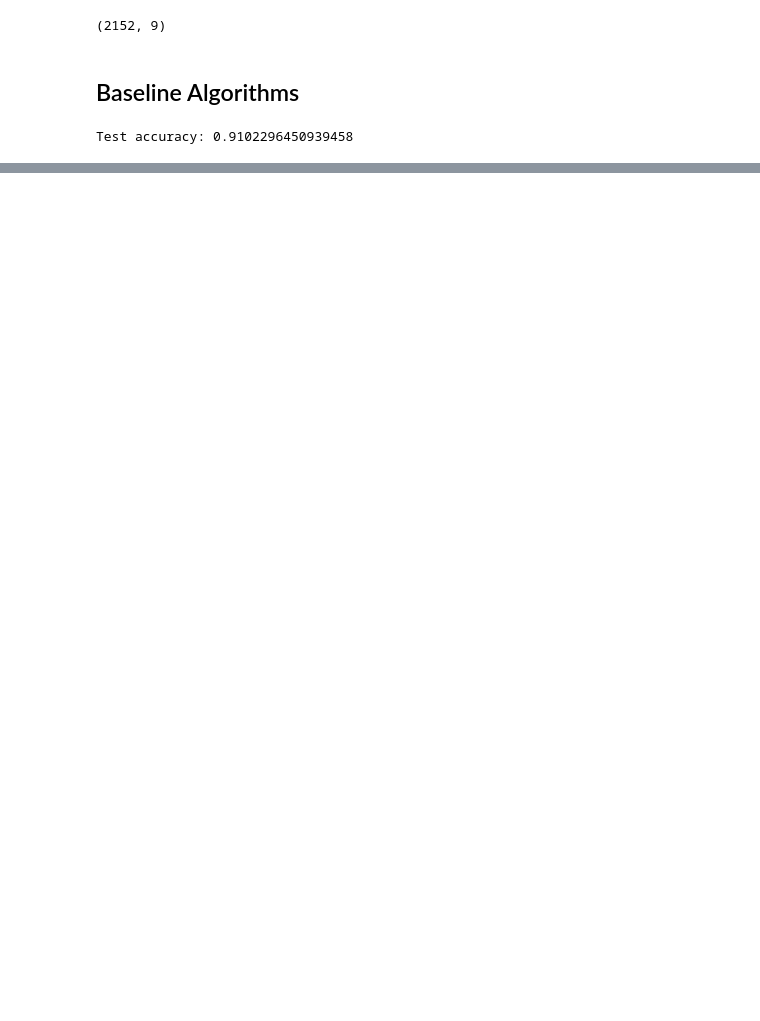
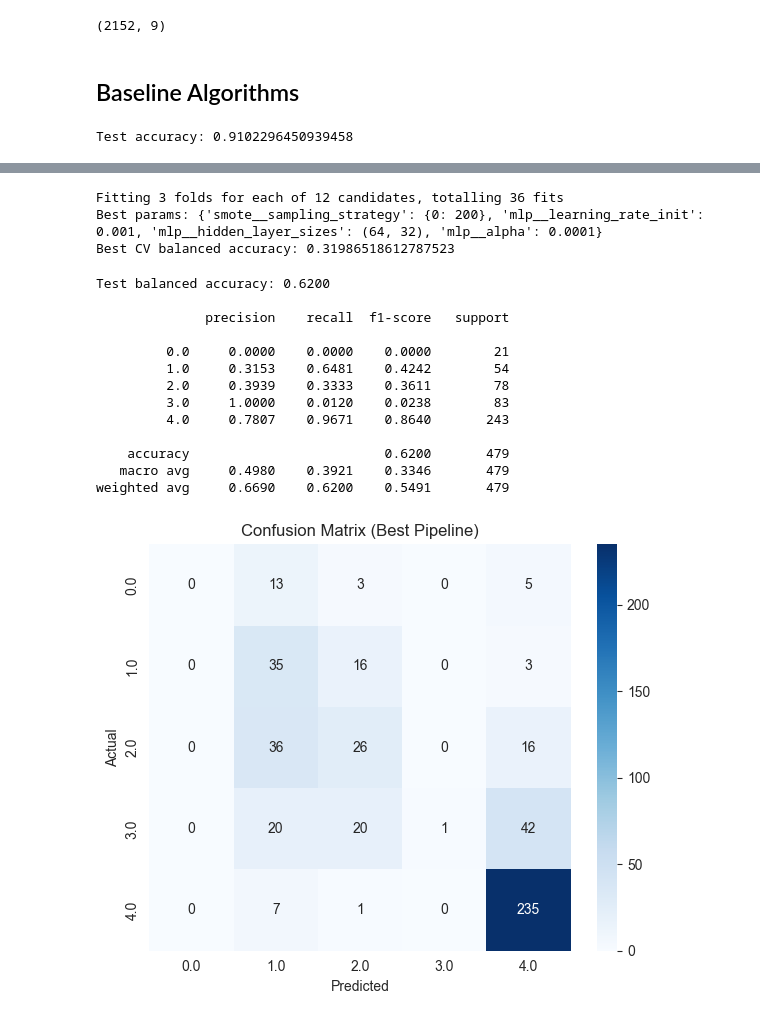
Before and after one commit to FreeYungHammy/MLG382-Project1, a Jupyter notebook: MLG_382_BrightPath.ipynb, the cells around one changed output, grey strips where cells are left out. Saved outputs shown, nothing was run; the diff lists cells and outputs as text; code cells hidden in the pictures; blank space fills up the shorter version.

```diff
--- a/MLG_382_BrightPath.ipynb
+++ b/MLG_382_BrightPath.ipynb
@@ -658,0 +816,58 @@ Test accuracy: 0.9102296450939458
+# %%
+# 7: Hyperparameter tuning with RandomizedSearchCV
+from sklearn.model_selection import RandomizedSearchCV
+
+search = RandomizedSearchCV(
+    pipeline,
+    param_dist,
+    n_iter=12,
+    scoring="balanced_accuracy",
+    cv=3,
+    random_state=RANDOM_STATE,
+    n_jobs=-1,
+    verbose=2
+)
+
+search.fit(X_train, y_train)
+
+print("Best params:", search.best_params_)
+print("Best CV balanced accuracy:", search.best_score_)
+# %% [output]
+Fitting 3 folds for each of 12 candidates, totalling 36 fits
+Best params: {'smote__sampling_strategy': {0: 200}, 'mlp__learning_rate_init': 0.001, 'mlp__hidden_layer_sizes': (64, 32), 'mlp__alpha': 0.0001}
+Best CV balanced accuracy: 0.31986518612787523
+# %%
+# 8:eval best pipeline
+best_pipe = search.best_estimator_
+
+# balanced accuracy
+test_bal_acc = best_pipe.score(X_test, y_test)
+print(f"Test balanced accuracy: {test_bal_acc:.4f}\n")
+
+# classification report
+y_pred_best = best_pipe.predict(X_test)
+print(classification_report(y_test, y_pred_best, digits=4, zero_division=0))
+
+# confusion matrix heatmap
+cm_best = confusion_matrix(y_test, y_pred_best)
+plt.figure(figsize=(6,5))
+sns.heatmap(cm_best, annot=True, fmt="d", cmap="Blues",
+            xticklabels=best_pipe.named_steps['mlp'].classes_,
+            yticklabels=best_pipe.named_steps['mlp'].classes_)
+plt.xlabel("Predicted"); plt.ylabel("Actual")
+plt.title("Confusion Matrix (Best Pipeline)"); plt.tight_layout(); plt.show()
+# %% [output]
+Test balanced accuracy: 0.6200
+
+              precision    recall  f1-score   support
+
+         0.0     0.0000    0.0000    0.0000        21
+         1.0     0.3153    0.6481    0.4242        54
+         2.0     0.3939    0.3333    0.3611        78
+         3.0     1.0000    0.0120    0.0238        83
+         4.0     0.7807    0.9671    0.8640       243
+
+    accuracy                         0.6200       479
+   macro avg     0.4980    0.3921    0.3346       479
+weighted avg     0.6690    0.6200    0.5491       479
+[figure, added]
```
Also changed, not shown: parts of 13 cells of this notebook, 5 other files.
